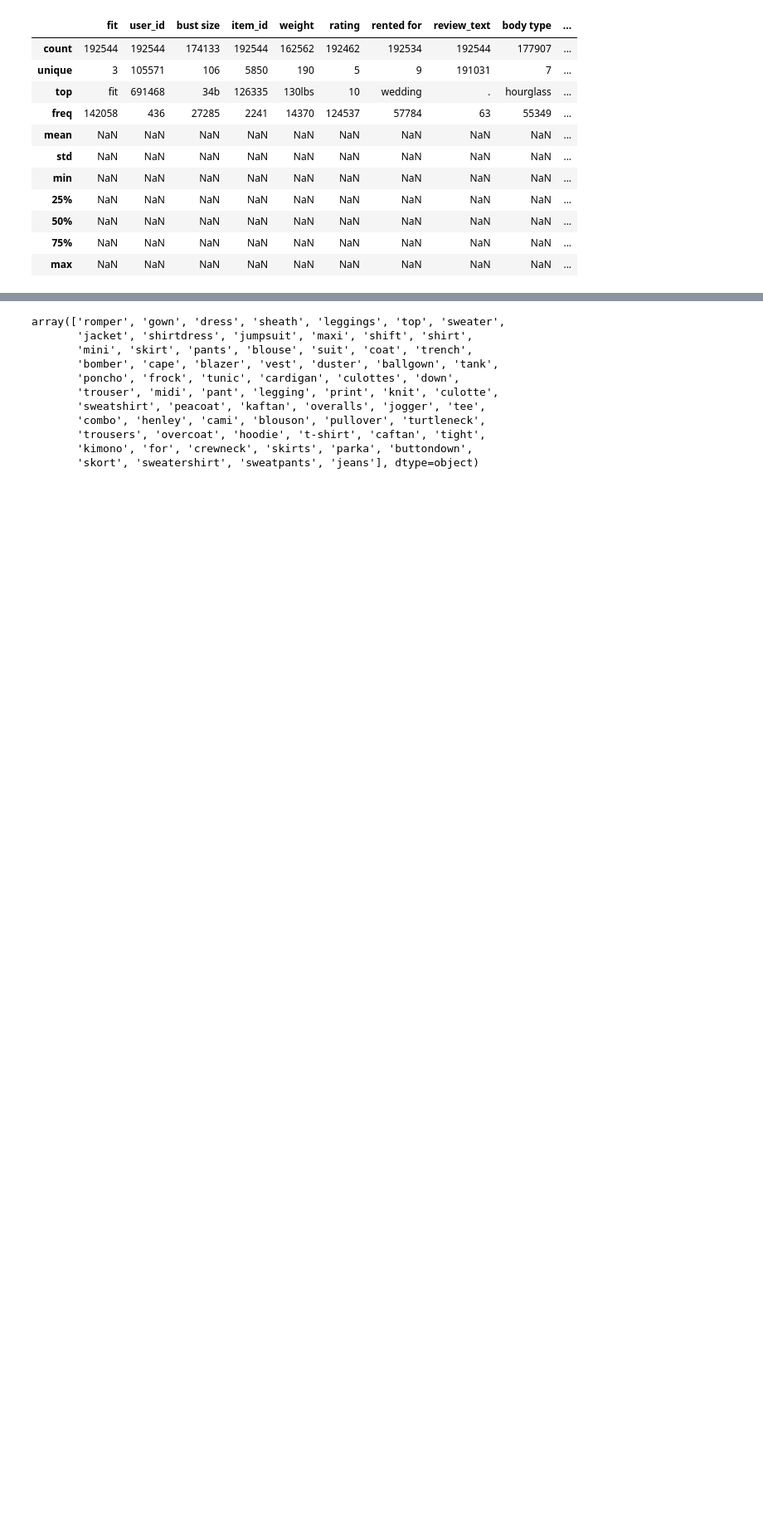
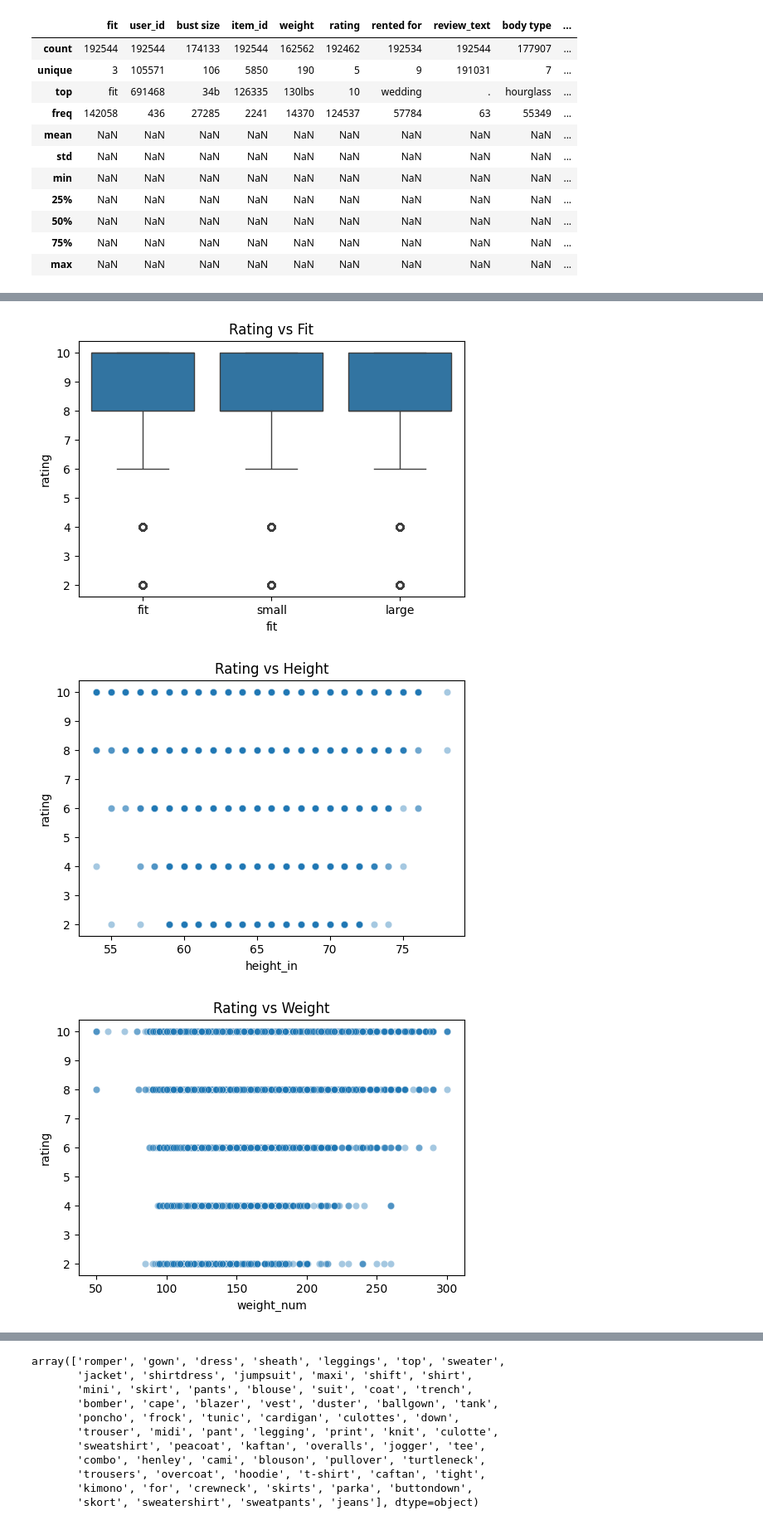
Before and after one commit to kpacker77/CSE158_Assign2, a Jupyter notebook: Assignment2.ipynb, the cells around one changed output, grey strips where cells are left out. Shown at 83% size. Cells and saved outputs as stored; diff of their text form; code cells hidden in the pictures; blank space fills up the shorter version.

```diff
--- a/Assignment2.ipynb
+++ b/Assignment2.ipynb
@@ -92,0 +198,23 @@ memory usage: 22.0+ MB
+# %%
+# -----------------------------
+# Relationship plots
+# -----------------------------
+
+plt.figure(figsize=(6,4))
+sns.boxplot(x=df['fit'], y=df['rating'])
+plt.title("Rating vs Fit")
+plt.show()
+
+plt.figure(figsize=(6,4))
+sns.scatterplot(x=df['height_in'], y=df['rating'], alpha=0.4)
+plt.title("Rating vs Height")
+plt.show()
+
+plt.figure(figsize=(6,4))
+sns.scatterplot(x=df['weight_num'], y=df['rating'], alpha=0.4)
+plt.title("Rating vs Weight")
+plt.show()
+# %% [output]
+[figure, added]
+[figure, added]
+[figure, added]
```
Also changed, not shown: parts of 9 cells of this notebook.
